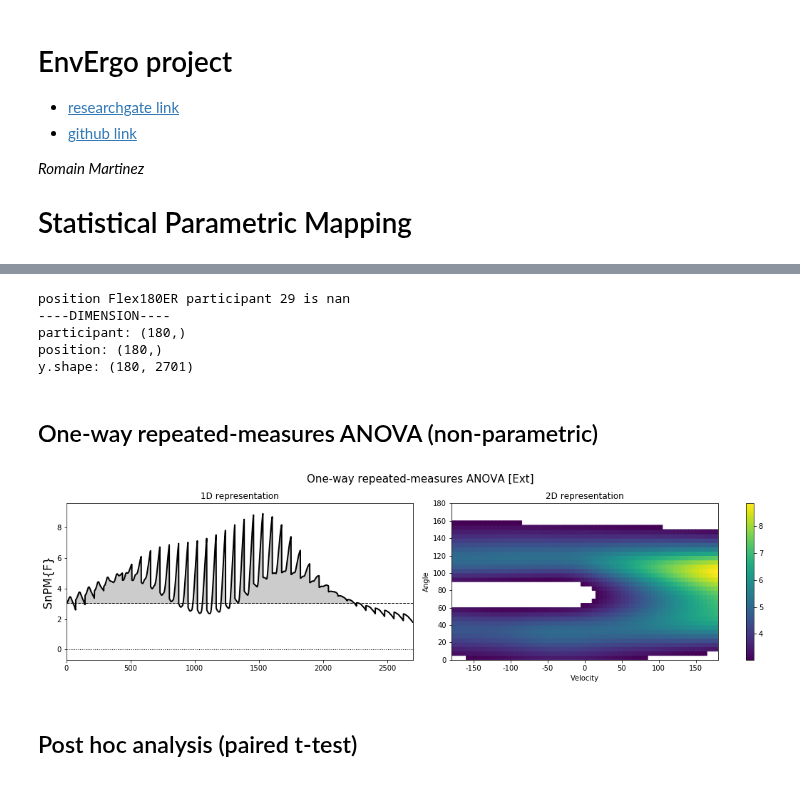
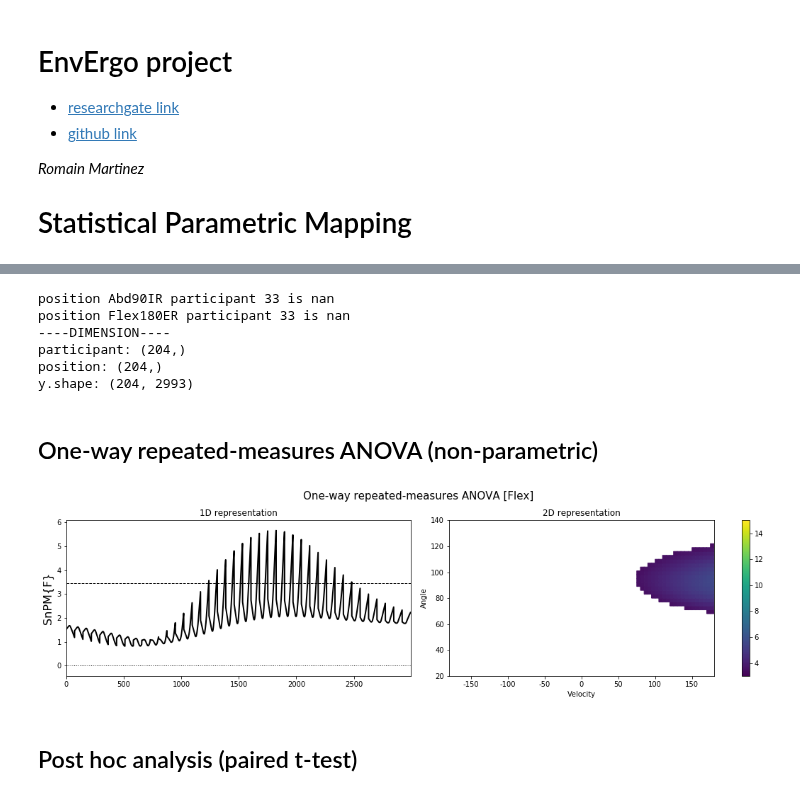
Before and after one commit to romainmartinez/envergo, a Jupyter notebook: 1_spm.ipynb, the cells around one changed output, grey strips where cells are left out. Cells and saved outputs as stored; diff of their text form; code cells hidden in the pictures.

```diff
--- a/1_spm.ipynb
+++ b/1_spm.ipynb
@@ -42,10 +37,10 @@ for ifile in files:
             torque[position][contraction] = mat
 # %%
 # create spm matrix (flatten 2D matrix to 1D vector)
-contraction = 'Ext'
+contraction = 'Flex'
 angle, velocity, participant = torque['Ref'][contraction].shape
 position = len(torque.keys())
-angle = np.arange(0, 185, 5)
+angle = np.arange(20, 140+3, 3)
 velocity = np.arange(-180, 185, 5)
 
 participants, positions, y = ([] for i in range(3))
@@ -67,11 +62,12 @@ print('participant: {}'.format(participants.shape))
 print('position: {}'.format(positions.shape))
 print('y.shape: {}'.format(y.shape))
 # %% [output]
-position Flex180ER participant 29 is nan
+position Abd90IR participant 33 is nan
+position Flex180ER participant 33 is nan
 ----DIMENSION----
-participant: (180,)
-position: (180,)
-y.shape: (180, 2701)
+participant: (204,)
+position: (204,)
+y.shape: (204, 2993)
 # %%
 # replace missing trial by mean of the position
 for iposition in np.unique(positions):
@@ -82,7 +78,7 @@ for iposition in np.unique(positions):
 def display_results(spm, drop_non_significative=False, title=None,
                     print_result=True, get_roi=False, save_fig=False,
                     colors=None, diff=None):
-    rows, columns = 37, 73
+    rows, columns = 41, 73
 
     if print_result:
         print(spm)
@@ -126,7 +122,7 @@ def display_results(spm, drop_non_significative=False, title=None,
                    cmap=cmap, antialiased=True)
     else:
         cmap='viridis'
-        plt.pcolormesh(velocity, angle, plot_array,
+        plt.pcolormesh(velocity, angle, plot_array, vmin=3, vmax=15,
                    cmap=cmap, antialiased=True)
 
     # float to int
@@ -151,16 +147,16 @@ def display_results(spm, drop_non_significative=False, title=None,
 ## One-way repeated-measures ANOVA (non-parametric)
 # %%
 alpha = 0.05
-iterations = 50
+iterations = 10000
 np.random.seed(0)
 
 a_spm = spm1d.stats.nonparam.anova1rm(y, positions, participants)
 a_spmi = a_spm.inference(alpha, iterations=iterations)
 
 title = 'One-way repeated-measures ANOVA [{}]'.format(contraction)
 roi = display_results(a_spmi, drop_non_significative=True, title=title, print_result=False, get_roi=True, save_fig=True)
 # %% [output]
-[figure, old version]
+[figure, new version]
 # %% [markdown]
 ## Post hoc analysis (paired t-test)
 # %%
```
Also changed, not shown: parts of 2 cells of this notebook, 23 other files.
